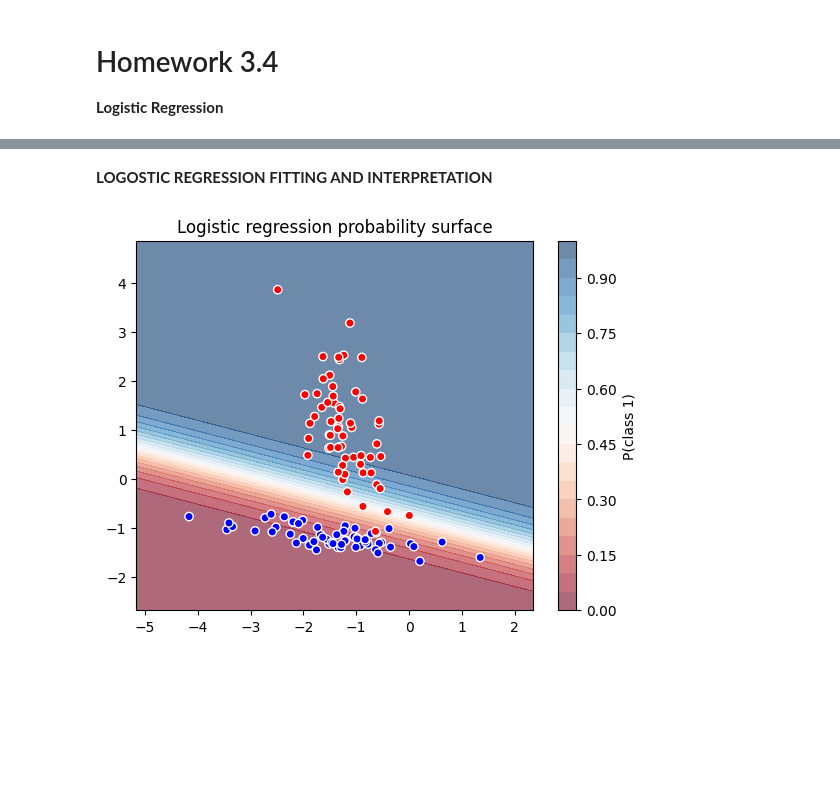
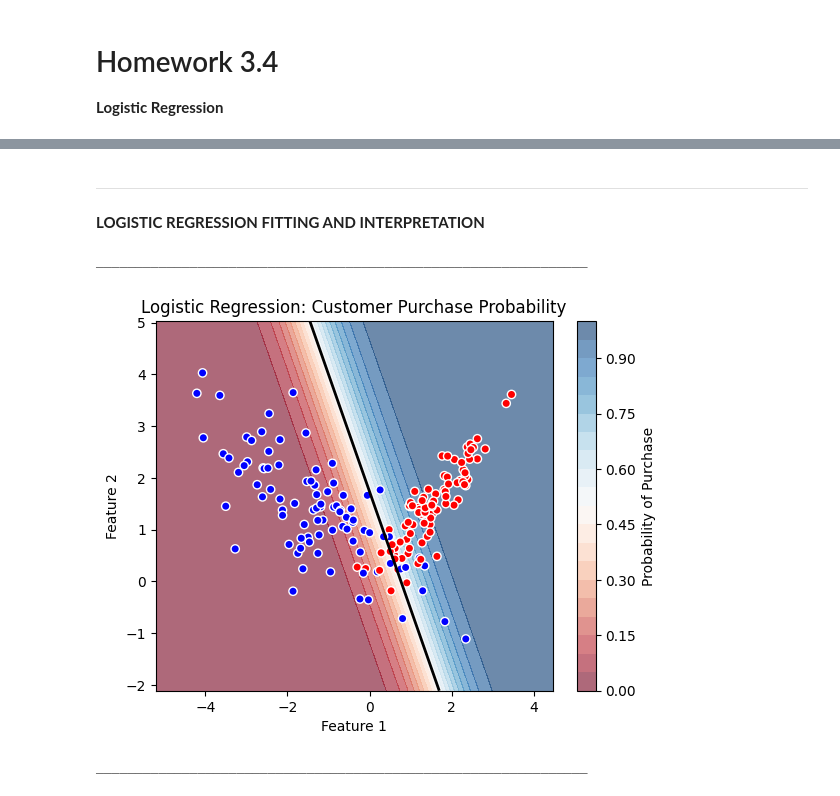
Before and after one commit to Mich-088/MAT422, a Jupyter notebook: HW_3_4.ipynb, the cells around one changed output, grey strips where cells are left out. Drawn from its saved outputs; the diff is of its cells as text; code cells hidden in the pictures; blank space fills up the shorter version.

```diff
--- a/HW_3_4.ipynb
+++ b/HW_3_4.ipynb
@@ -53,16 +135,44 @@ Confusion matrix:
 # %% [markdown]
-**LOGOSTIC REGRESSION FITTING AND INTERPRETATION**
+
+
+---
+
+
+**LOGISTIC REGRESSION FITTING AND INTERPRETATION**
 # %%
+print("_______________________________________________________________")
+print("\n")
 
-xx, yy = np.meshgrid(np.linspace(X[:,0].min()-1, X[:,0].max()+1, 150),
-                     np.linspace(X[:,1].min()-1, X[:,1].max()+1, 150))
+X, y = make_classification(n_samples=180, n_features=2, n_redundant=0,
+                           n_informative=2, n_clusters_per_class=1,
+                           class_sep=1.4, random_state=35)
+
+model = LogisticRegression()
+model.fit(X, y)
+
+xx, yy = np.meshgrid(
+    np.linspace(X[:, 0].min()-1, X[:, 0].max()+1, 150),
+    np.linspace(X[:, 1].min()-1, X[:, 1].max()+1, 150)
+)
+
 grid = np.c_[xx.ravel(), yy.ravel()]
 zz = model.predict_proba(grid)[:, 1].reshape(xx.shape)
 
 plt.contourf(xx, yy, zz, levels=20, cmap="RdBu", alpha=0.6)
-plt.colorbar(label="P(class 1)")
-plt.scatter(X[:,0], X[:,1], c=y, edgecolor="white", cmap="bwr")
-plt.title("Logistic regression probability surface")
+plt.colorbar(label="Probability of Purchase")
+
+plt.contour(xx, yy, zz, levels=[0.5], colors="black", linewidths=2)
+
+plt.scatter(X[:, 0], X[:, 1], c=y, edgecolor="white", cmap="bwr")
+
+plt.xlabel("Feature 1")
+plt.ylabel("Feature 2")
+plt.title("Logistic Regression: Customer Purchase Probability")
 plt.show()
+
+print("\n")
+print("_______________________________________________________________")
 # %% [output]
+_______________________________________________________________
-[figure, old version]
+[figure, new version]
+_______________________________________________________________
```
Also changed, not shown: parts of 7 cells of this notebook.
